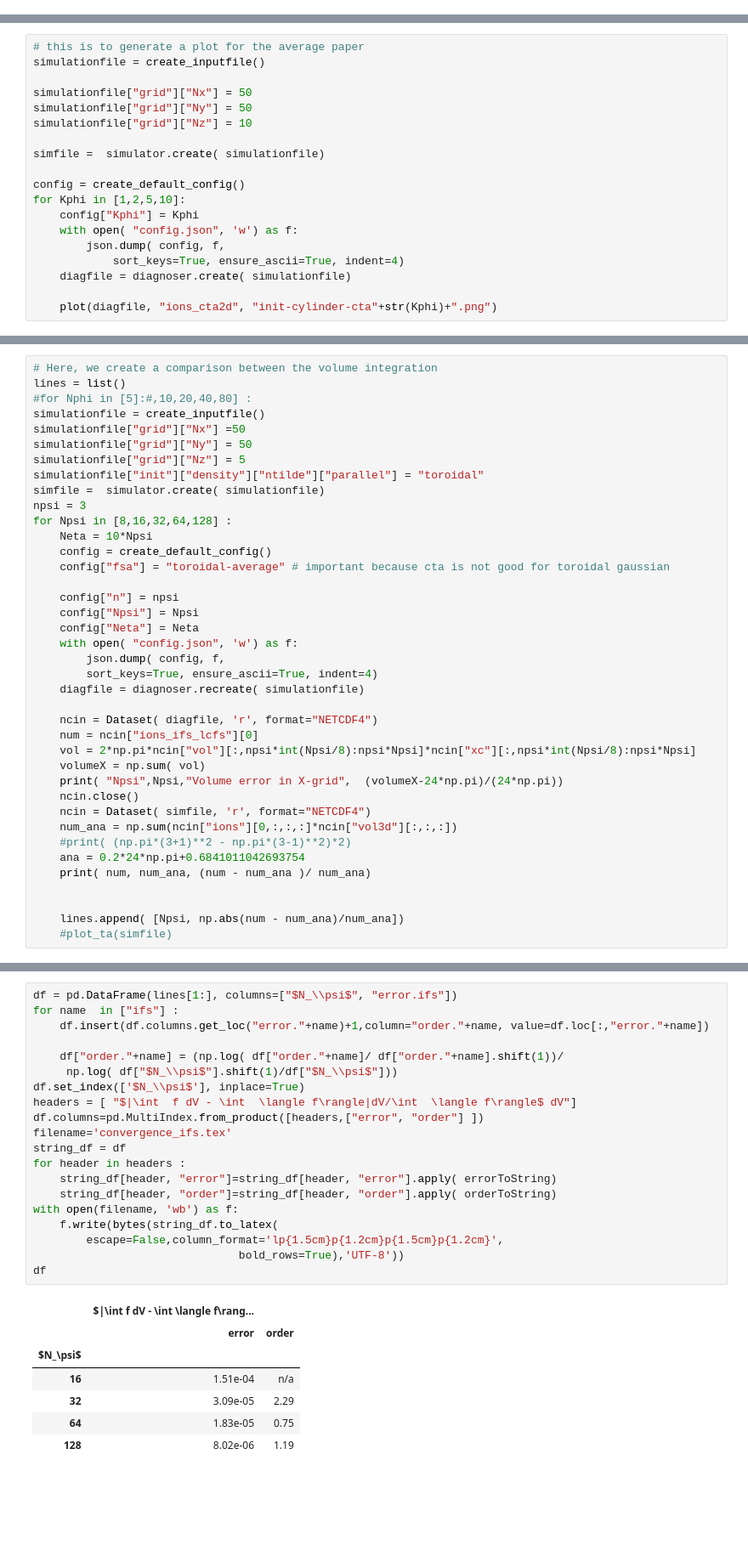
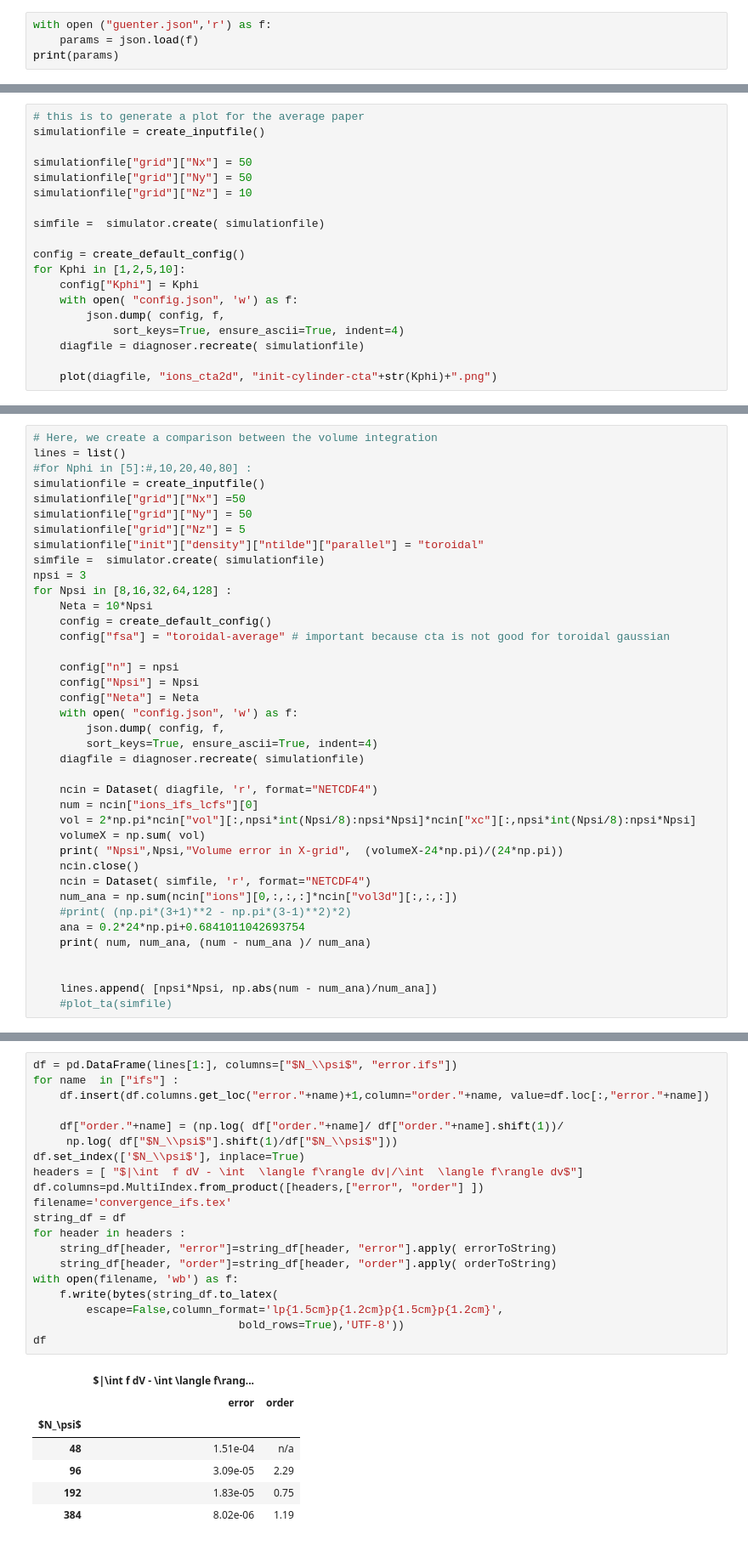
Before and after one commit to mwiesenberger/averages, a Jupyter notebook: toroidal-averages.ipynb, the cells around one changed output, grey strips where cells are left out. Shown: that part at 85% size. Saved outputs shown, nothing was run; the diff lists cells and outputs as text; blank space fills up the shorter version.

```diff
--- a/toroidal-averages.ipynb
+++ b/toroidal-averages.ipynb
@@ -15,3 +13,7 @@ import pandas as pd
 plt.rcParams.update({'font.size': 22})
 pd.set_option('display.float_format', lambda x: '%.2e' % x)
 FELTOR_PATH="../feltor" # path to the feltor library
+# %%
+with open ("guenter.json",'r') as f:
+    params = json.load(f)
+print(params)
@@ -216,7 +248,7 @@ for Kphi in [1,2,5,10]:
     with open( "config.json", 'w') as f:
         json.dump( config, f,
             sort_keys=True, ensure_ascii=True, indent=4)
-    diagfile = diagnoser.create( simulationfile)
+    diagfile = diagnoser.recreate( simulationfile)
 
     plot(diagfile, "ions_cta2d", "init-cylinder-cta"+str(Kphi)+".png")
 # %% [output]
@@ -660,7 +692,7 @@ for Npsi in [8,16,32,64,128] :
     print( num, num_ana, (num - num_ana )/ num_ana)
 
 
-    lines.append( [Npsi, np.abs(num - num_ana)/num_ana])
+    lines.append( [npsi*Npsi, np.abs(num - num_ana)/num_ana])
     #plot_ta(simfile)
 # %% [output]
 Existing simulation 34d3dd...b1040b.nc
@@ -682,31 +714,31 @@ Npsi 128 Volume error in X-grid -0.00017750993767772814
 # %%
 df = pd.DataFrame(lines[1:], columns=["$N_\\psi$", "error.ifs"])
 for name  in ["ifs"] :
     df.insert(df.columns.get_loc("error."+name)+1,column="order."+name, value=df.loc[:,"error."+name])
 
     df["order."+name] = (np.log( df["order."+name]/ df["order."+name].shift(1))/
      np.log( df["$N_\\psi$"].shift(1)/df["$N_\\psi$"]))
 df.set_index(['$N_\\psi$'], inplace=True)
-headers = [ "$|\int  f dV - \int  \langle f\rangle|dV/\int  \langle f\rangle$ dV"]
+headers = [ "$|\int  f dV - \int  \langle f\rangle dv|/\int  \langle f\rangle dv$"]
 df.columns=pd.MultiIndex.from_product([headers,["error", "order"] ])
 filename='convergence_ifs.tex'
 string_df = df
 for header in headers :
     string_df[header, "error"]=string_df[header, "error"].apply( errorToString)
     string_df[header, "order"]=string_df[header, "order"].apply( orderToString)
 with open(filename, 'wb') as f:
     f.write(bytes(string_df.to_latex(
         escape=False,column_format='lp{1.5cm}p{1.2cm}p{1.5cm}p{1.2cm}',
                                bold_rows=True),'UTF-8'))
 df
 # %% [output]
 |  | $|\int f dV - \int \langle f\rang... |  |
 |  | error | order |
 | $N_\psi$ |  |  |
-| 16 | 1.51e-04 | n/a |
-| 32 | 3.09e-05 | 2.29 |
-| 64 | 1.83e-05 | 0.75 |
-| 128 | 8.02e-06 | 1.19 |
+| 48 | 1.51e-04 | n/a |
+| 96 | 3.09e-05 | 2.29 |
+| 192 | 1.83e-05 | 0.75 |
+| 384 | 8.02e-06 | 1.19 |
 # %%
 # Here, we create a comparison of area and arc length computation
 lines2 = list()
```
Also changed, not shown: parts of 9 cells of this notebook, 8 other files.
